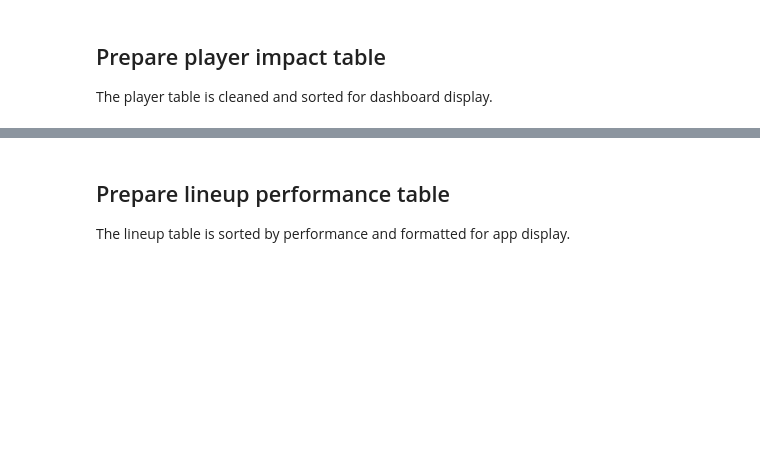
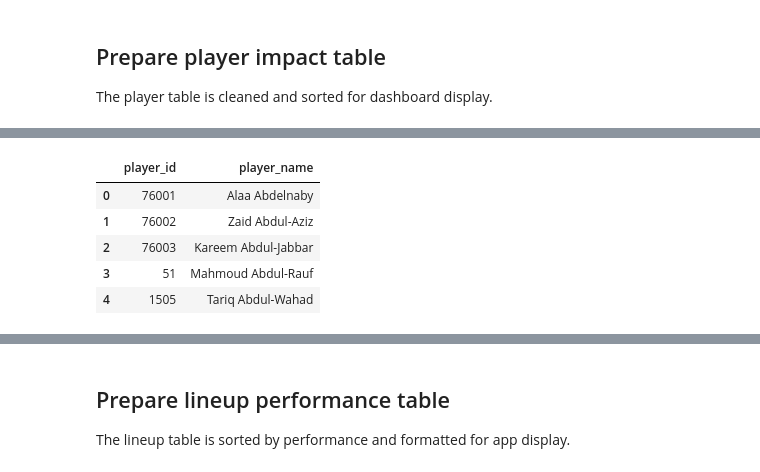
Before and after one commit to Jorgemontanez25/NBA_Player_Impact_and_Lineup_Optimization_Dashboard, a Jupyter notebook: notebooks/08_Dashboard_Data_Preparation.ipynb, the cells around one changed output, grey strips where cells are left out. Saved outputs shown, nothing was run; the diff lists cells and outputs as text; code cells hidden in the pictures; blank space fills up the shorter version.

```diff
--- a/notebooks/08_Dashboard_Data_Preparation.ipynb
+++ b/notebooks/08_Dashboard_Data_Preparation.ipynb
@@ -83,3 +89,79 @@ The player table is cleaned and sorted for dashboard display.
+# %%
+import sqlite3
+
+conn = sqlite3.connect("../data/raw/nba.sqlite")
+
+# Lookup source 1: player table
+player_table_lookup = pd.read_sql(
+    """
+    SELECT *
+    FROM player
+    """,
+    conn
+)
+
+# Lookup source 2: play-by-play player name columns
+pbp_lookup = pd.read_sql(
+    """
+    SELECT DISTINCT
+        player1_id, player1_name,
+        player2_id, player2_name,
+        player3_id, player3_name
+    FROM play_by_play
+    """,
+    conn
+)
+
+conn.close()
+
+lookup_records = []
+
+# From player table
+for _, row in player_table_lookup.iterrows():
+    if "id" in player_table_lookup.columns and "full_name" in player_table_lookup.columns:
+        lookup_records.append({
+            "player_id": str(row["id"]),
+            "player_name": row["full_name"]
+        })
+
+# From play-by-play player1
+for _, row in pbp_lookup.iterrows():
+    if pd.notna(row["player1_id"]) and pd.notna(row["player1_name"]):
+        lookup_records.append({
+            "player_id": str(int(row["player1_id"])),
+            "player_name": row["player1_name"]
+        })
+
+    if pd.notna(row["player2_id"]) and pd.notna(row["player2_name"]):
+        lookup_records.append({
+            "player_id": str(int(row["player2_id"])),
+            "player_name": row["player2_name"]
+        })
+
+    if pd.notna(row["player3_id"]) and pd.notna(row["player3_name"]):
+        lookup_records.append({
+            "player_id": str(int(row["player3_id"])),
+            "player_name": row["player3_name"]
+        })
+
+player_lookup = (
+    pd.DataFrame(lookup_records)
+    .dropna()
+    .drop_duplicates()
+)
+
+player_name_lookup = dict(
+    zip(player_lookup["player_id"], player_lookup["player_name"])
+)
+
+player_lookup.head()
+# %% [output]
+|  | player_id | player_name |
+| 0 | 76001 | Alaa Abdelnaby |
+| 1 | 76002 | Zaid Abdul-Aziz |
+| 2 | 76003 | Kareem Abdul-Jabbar |
+| 3 | 51 | Mahmoud Abdul-Rauf |
+| 4 | 1505 | Tariq Abdul-Wahad |
 # %%
 dashboard_players = player_impact.copy()
 
```
Also changed, not shown: parts of 5 cells of this notebook, 4 other files.
